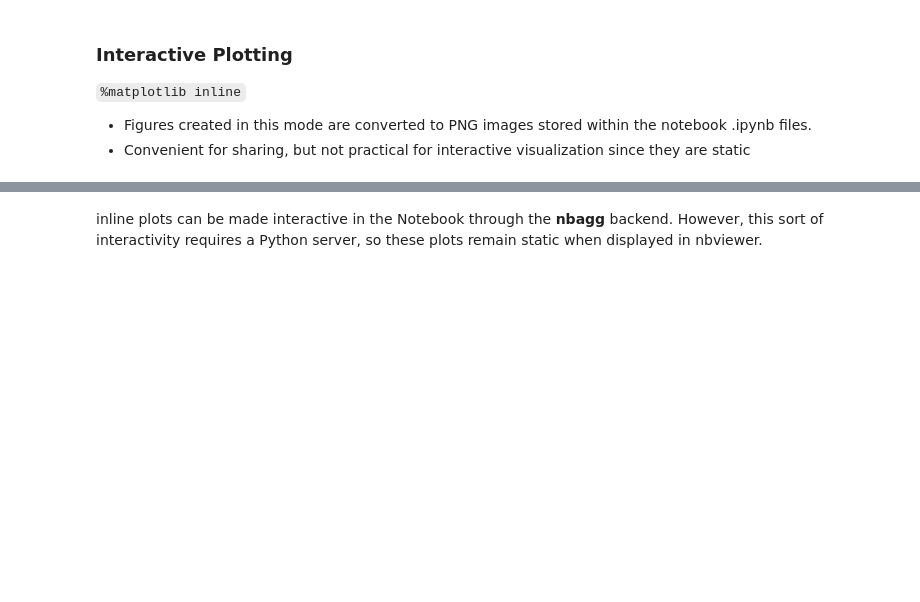
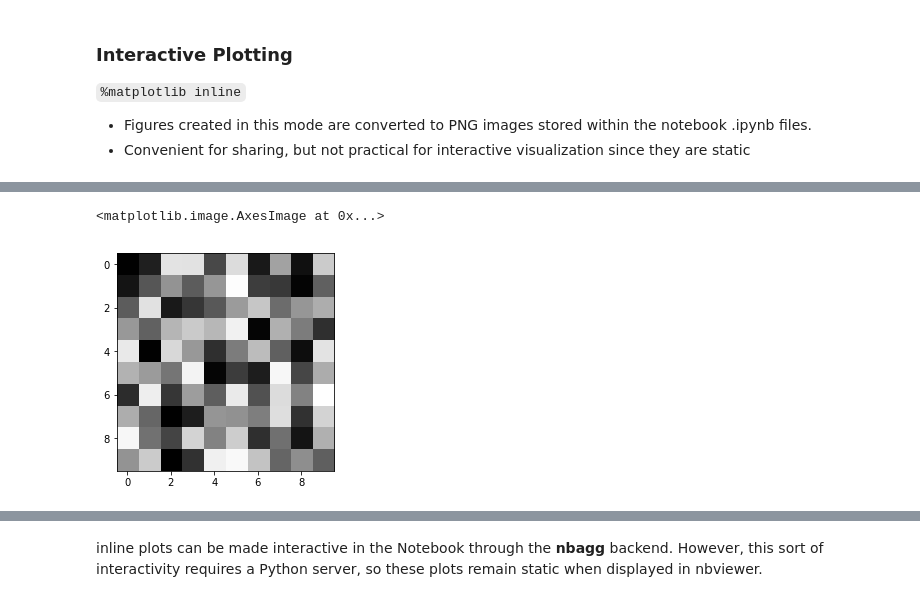
Before and after one commit to deep-learning/deep-learning, a Jupyter notebook: notebooks/hello_jupyter.ipynb, the cells around one changed output, grey strips where cells are left out. Cells and saved outputs as stored; diff of their text form; code cells hidden in the pictures; blank space fills up the shorter version.

```diff
--- a/notebooks/hello_jupyter.ipynb
+++ b/notebooks/hello_jupyter.ipynb
@@ -400,0 +432,5 @@ plt.imshow(img, interpolation='none')
+# %%
+plt.imshow(img, cmap='binary')
+# %% [output]
+<matplotlib.image.AxesImage at 0x...>
+[figure, added]
```
Also changed, not shown: parts of 5 cells of this notebook.
